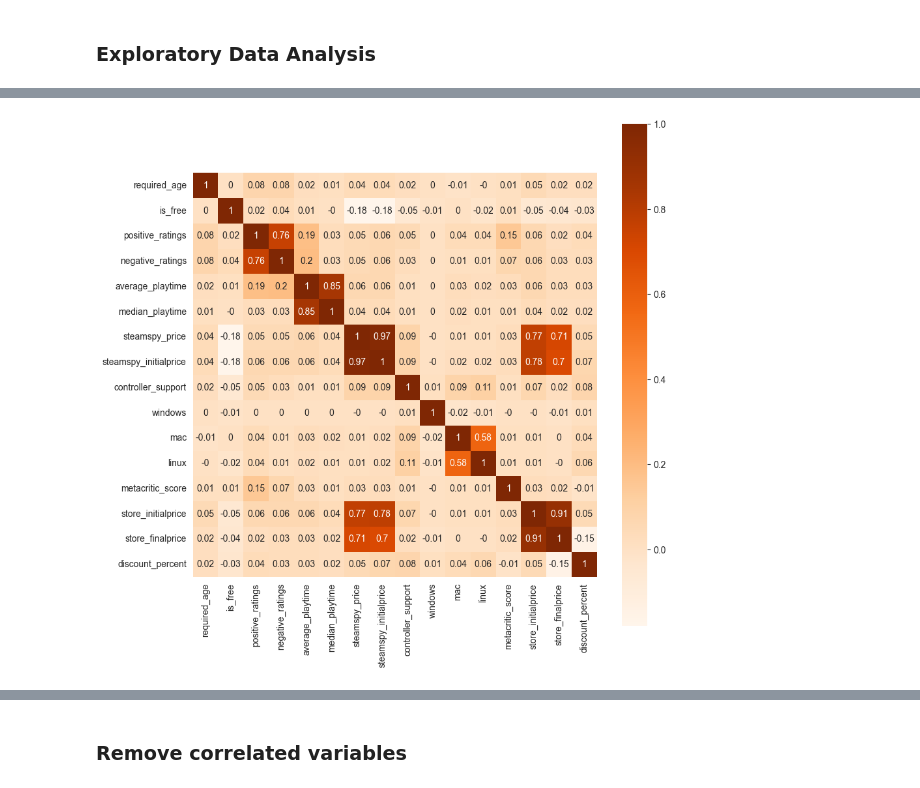
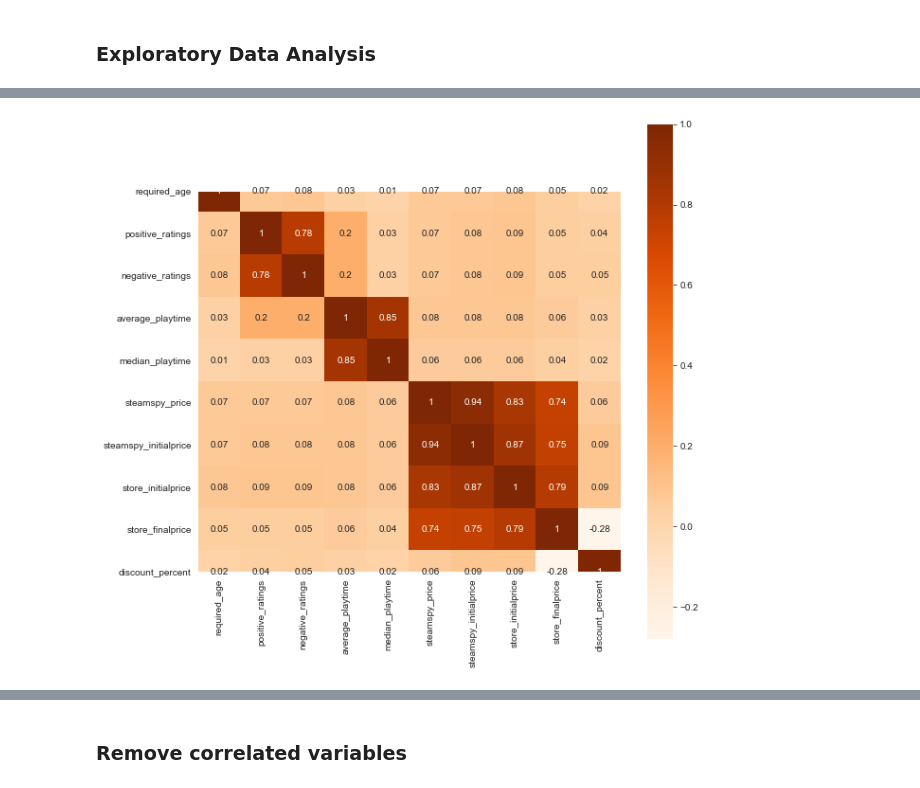
Before and after one commit to kYuXian/is4242-project, a Jupyter notebook: Project Code/steam_data_preprocessing.ipynb, the cells around one changed output, grey strips where cells are left out. Drawn from its saved outputs; the diff is of its cells as text; code cells hidden in the pictures.

```diff
--- a/Project Code/steam_data_preprocessing.ipynb
+++ b/Project Code/steam_data_preprocessing.ipynb
@@ -166,0 +212,10 @@ Name: owners, dtype: int64
+# %%
+# Remove None Types
+for i in range(0,len(df)):
+    x = df.iloc[i]['genre']
+    res = [c for c in x if c is not None]
+    df.at[i,'genre'] = res
+# %%
+#fill in nan values with 0 for free to play games
+df['store_initialprice'] = df.apply(lambda row: row['steamspy_price'] if np.isnan(row['store_initialprice']) else row['store_initialprice'],axis=1)
+df['store_finalprice'] = df.apply(lambda row: row['steamspy_initialprice'] if np.isnan(row['store_finalprice']) else row['store_finalprice'],axis=1)
@@ -167,3 +295,8 @@ Name: owners, dtype: int64
+# %%
+#drop obvious outliers
+df = df.drop(df.nlargest(1,'required_age').index)
+df = df.drop(df.nlargest(1,'negative_ratings').index)
+df = df.drop(df.nlargest(2,'steamspy_price').index)
 # %% [markdown]
 ### Train Test split
 Conduct data processing and EDA with training data to prevent data leakage
@@ -232,3 +322,29 @@ X_train.describe()
+# %%
+num_cols = ['required_age',
+ 'positive_ratings',
+ 'negative_ratings',
+ 'average_playtime',
+ 'median_playtime',
+ 'steamspy_price',
+ 'steamspy_initialprice',
+ 'store_initialprice',
+ 'store_finalprice',
+ 'discount_percent']
+cat_cols = [
+ 'languages',
+ 'dlc',
+ 'type',
+ 'genre',
+ 'appid',
+ 'linux',
+ 'developers',
+ 'publishers',
+ 'windows',
+ 'is_free',
+ 'controller_support',
+ 'mac',
+ 'release_date',
+ 'name']
 # %%
 # Check distribution of numeric data - boxplot
 fig, axes = plt.subplots(4, 3, figsize=(12,10))
@@ -250,10 +366,10 @@ plt.tight_layout()
 # %%
 # Correlation analysis
 plt.figure(figsize=(10,10))
-sns.heatmap(round(X_train.corr(),2), cmap="Oranges", square=True, annot=True)
+sns.heatmap(round(X_train[num_cols].corr(),2), cmap="Oranges", square=True, annot=True)
 plt.show()
 # %% [output]
-[figure, old version]
+[figure, new version]
 # %%
 # Price changes over time
 fig, axes = plt.subplots(2, 1, figsize=(10,5))
```
Also changed, not shown: parts of 66 cells of this notebook.
